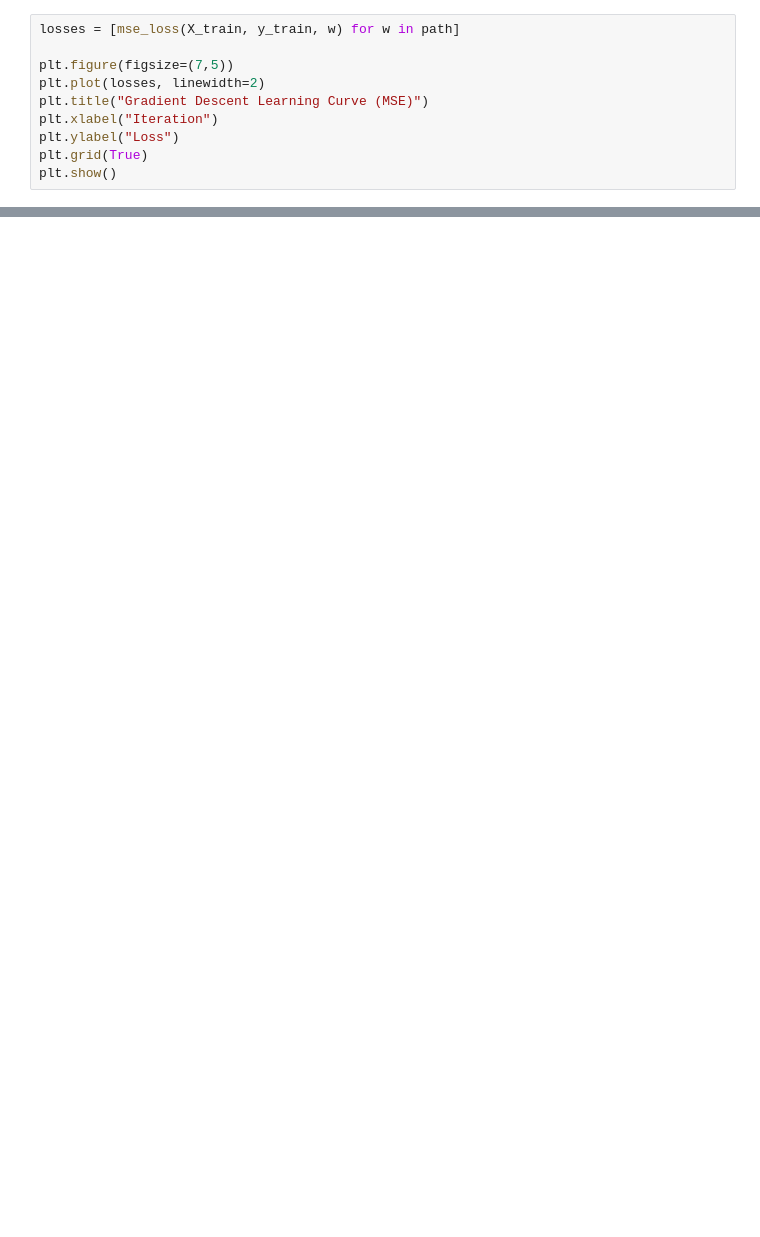
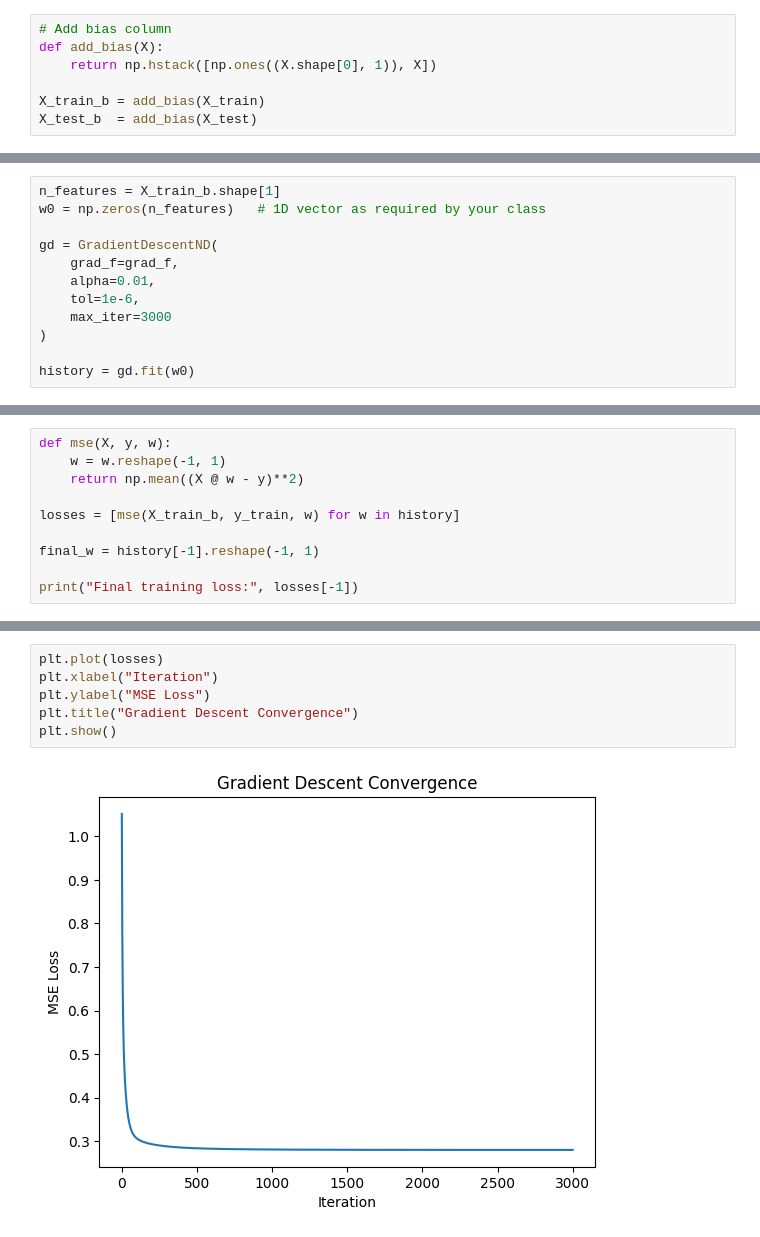
Before and after one commit to gwenfitz/fitzsimmons-cmor-438, a Jupyter notebook: notebooks/supervised_learning/Gradient Descent/gradient_descent_example.ipynb, the cells around one changed output, grey strips where cells are left out. Cells and saved outputs as stored; diff of their text form; blank space fills up the shorter version.

Commit message:
Updated gradient descent example notebook with improved example as well as comments.

```diff
--- a/notebooks/supervised_learning/Gradient Descent/gradient_descent_example.ipynb
+++ b/notebooks/supervised_learning/Gradient Descent/gradient_descent_example.ipynb
@@ -54,10 +95,7 @@ w_final
 # %%
-losses = [mse_loss(X_train, y_train, w) for w in path]
+# Add bias column
+def add_bias(X):
+    return np.hstack([np.ones((X.shape[0], 1)), X])
 
-plt.figure(figsize=(7,5))
-plt.plot(losses, linewidth=2)
-plt.title("Gradient Descent Learning Curve (MSE)")
-plt.xlabel("Iteration")
-plt.ylabel("Loss")
-plt.grid(True)
-plt.show()
+X_train_b = add_bias(X_train)
+X_test_b  = add_bias(X_test)
@@ -107,0 +188,12 @@ plt.show()
+# %%
+n_features = X_train_b.shape[1]
+w0 = np.zeros(n_features)   # 1D vector as required by your class
+
+gd = GradientDescentND(
+    grad_f=grad_f,
+    alpha=0.01,
+    tol=1e-6,
+    max_iter=3000
+)
+
+history = gd.fit(w0)
@@ -107,0 +218,10 @@ plt.show()
+# %%
+def mse(X, y, w):
+    w = w.reshape(-1, 1)
+    return np.mean((X @ w - y)**2)
+
+losses = [mse(X_train_b, y_train, w) for w in history]
+
+final_w = history[-1].reshape(-1, 1)
+
+print("Final training loss:", losses[-1])
@@ -107,0 +232,8 @@ plt.show()
+# %%
+plt.plot(losses)
+plt.xlabel("Iteration")
+plt.ylabel("MSE Loss")
+plt.title("Gradient Descent Convergence")
+plt.show()
+# %% [output]
+[figure, added]
```
Also changed, not shown: parts of 24 cells of this notebook.
